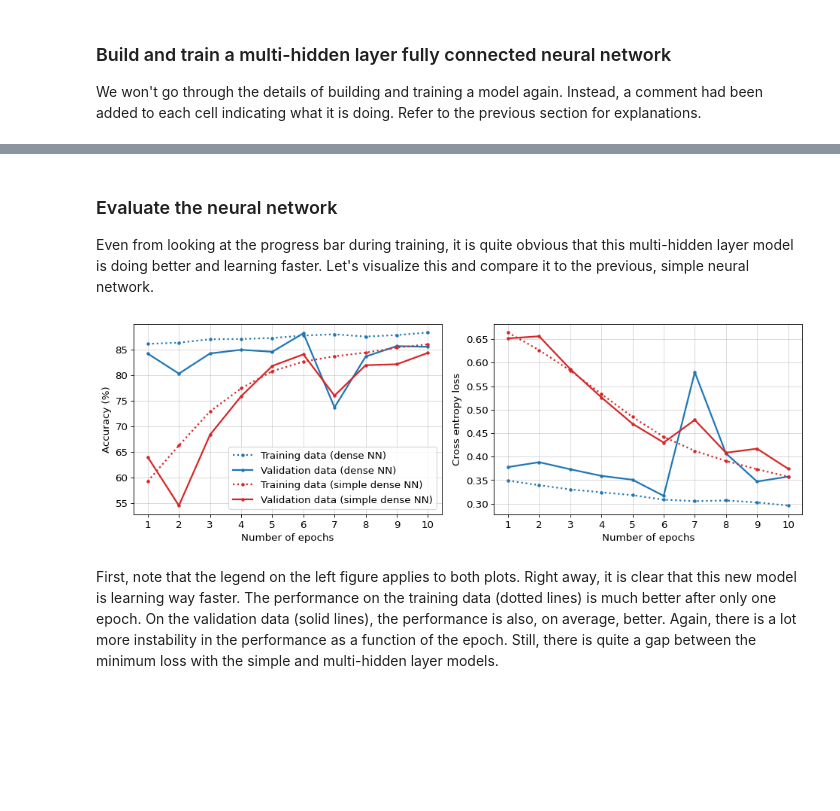
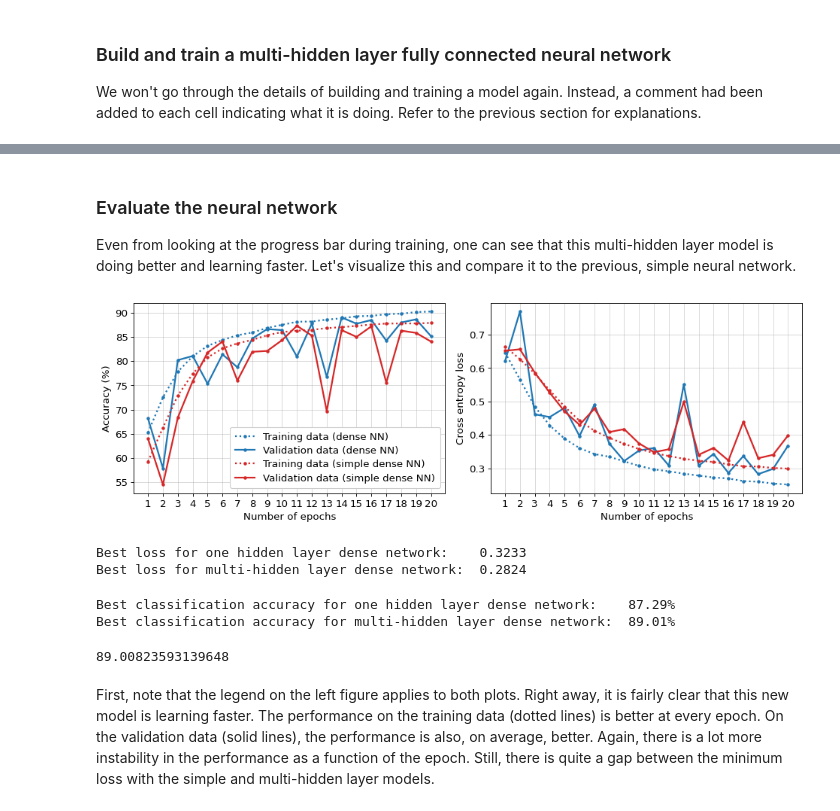
Before and after one commit to mark-r-anderson/NN-PSA-tutorial, a Jupyter notebook: classifier_training.ipynb, the cells around one changed output, grey strips where cells are left out. Cells and saved outputs as stored; diff of their text form; code cells hidden in the pictures; blank space fills up the shorter version.

```diff
--- a/classifier_training.ipynb
+++ b/classifier_training.ipynb
@@ -577,8 +582,9 @@ We won't go through the details of building and training a model again. Instead,
 input_signal = tf.keras.Input(shape=(512,))
 
 layer = tf.keras.layers.Dense(units=128, activation="relu")(input_signal)
+layer = tf.keras.layers.Dense(units=64, activation="relu")(layer)
 layer = tf.keras.layers.Dense(units=32, activation="relu")(layer)
-layer = tf.keras.layers.Dense(units=8, activation="relu")(layer)
+layer = tf.keras.layers.Dense(units=16, activation="relu")(layer)
 
 output = tf.keras.layers.Dense(units=1, activation="sigmoid")(layer)
 # %%
@@ -609,8 +624,8 @@ _________________________________________________________________
 # %%
 # Compile the model.
-model_dense_fun.compile(loss=tf.keras.metrics.binary_crossentropy,
-                        optimizer=tf.keras.optimizers.SGD(learning_rate=1e-2),
-                        metrics=[tf.keras.metrics.BinaryAccuracy()])
+model_dense.compile(loss=tf.keras.metrics.binary_crossentropy,
+                    optimizer=tf.keras.optimizers.SGD(learning_rate=1e-2),
+                    metrics=[tf.keras.metrics.BinaryAccuracy()])
 # %%
 # Define model checkpoint callback.
 model_dense_checkpoint_path = Path("models/classifiers/dense_nn")
@@ -622,9 +637,11 @@ model_checkpoint_dense = tf.keras.callbacks.ModelCheckpoint(model_dense_checkpoi
                                                             save_freq='epoch',
                                                             mode="min")
 # %%
+%%time
+
 # Train the model.
-history_dense = model_dense_fun.fit(X_noisy, y,
-                                    epochs=10, verbose=1,
-                                    validation_data=(X_noisy_val, y_val),
-                                    callbacks=[model_checkpoint])
+history_dense = model_dense.fit(X_noisy, y,
+                                epochs=20, verbose=1,
+                                validation_data=(X_noisy_val, y_val),
+                                callbacks=[model_checkpoint_dense])
 # %% [output]
@@ -648,7 +665,15 @@ Epoch 10/10
 # %% [markdown]
 ### Evaluate the neural network
 
-Even from looking at the progress bar during training, it is quite obvious that this multi-hidden layer model is doing better and learning faster. Let's visualize this and compare it to the previous, simple neural network.
+Even from looking at the progress bar during training, one can see that this multi-hidden layer model is doing better and learning faster. Let's visualize this and compare it to the previous, simple neural network.
+# %%
+acc_3_train = np.array(history_3.history["binary_accuracy"]) * 100
+loss_3_train = np.array(history_3.history["loss"])
+
+acc_3_val = np.array(history_3.history["val_binary_accuracy"]) * 100
+loss_3_val = np.array(history_3.history["val_loss"])
+
+epochs_3 = np.arange(1, len(acc_3_train) + 1, 1)
 # %%
 acc_dense_train = np.array(history_dense.history["binary_accuracy"]) * 100
 loss_dense_train = np.array(history_dense.history["loss"])
@@ -660,35 +685,51 @@ epochs_dense = np.arange(1, len(acc_dense_train) + 1, 1)
 # %%
 fig_metrics_dense, axes_metrics_dense = plt.subplots(ncols=2, figsize=(12, 4))
 
 axes_metrics_dense[0].plot(epochs_dense, acc_dense_train, '.:', color='tab:blue',
                            label="Training data (dense NN)")
 axes_metrics_dense[0].plot(epochs_dense, acc_dense_val, '.-', color='tab:blue',
                            label="Validation data (dense NN)")
-axes_metrics_dense[0].plot(epochs_dense, acc_2_train, '.:', color='tab:red',
+axes_metrics_dense[0].plot(epochs_3, acc_3_train, '.:', color='tab:red',
                            label="Training data (simple dense NN)")
-axes_metrics_dense[0].plot(epochs_dense, acc_2_val, '.-', color='tab:red',
+axes_metrics_dense[0].plot(epochs_3, acc_3_val, '.-', color='tab:red',
                            label="Validation data (simple dense NN)")
-axes_metrics_dense[0].set_xticks(epochs)
+axes_metrics_dense[0].set_xticks(epochs_dense)
 axes_metrics_dense[0].set_xlabel("Number of epochs")
 axes_metrics_dense[0].set_ylabel("Accuracy (%)")
 axes_metrics_dense[0].legend()
 
 axes_metrics_dense[1].plot(epochs_dense, loss_dense_train, '.:', color='tab:blue',
                            label="Training data (dense NN)")
 axes_metrics_dense[1].plot(epochs_dense, loss_dense_val, '.-', color='tab:blue',
                            label="Validation data (dense NN)")
-axes_metrics_dense[1].plot(epochs_dense, loss_2_train, '.:', color='tab:red',
+axes_metrics_dense[1].plot(epochs_3, loss_3_train, '.:', color='tab:red',
                            label="Training data (simple dense NN)")
-axes_metrics_dense[1].plot(epochs_dense, loss_2_val, '.-', color='tab:red',
+axes_metrics_dense[1].plot(epochs_3, loss_3_val, '.-', color='tab:red',
                            label="Validation data (simple dense NN)")
-axes_metrics_dense[1].set_xticks(epochs)
+axes_metrics_dense[1].set_xticks(epochs_dense)
 axes_metrics_dense[1].set_xlabel("Number of epochs")
 axes_metrics_dense[1].set_ylabel("Cross entropy loss")
 
 plt.tight_layout()
 # %% [output]
-[figure, old version]
+[figure, new version]
+# %%
+print(f"Best loss for one hidden layer dense network:    {np.min(loss_3_val):.4f}")
+print(f"Best loss for multi-hidden layer dense network:  {np.min(loss_dense_val):.4f}")
+# %% [output]
+Best loss for one hidden layer dense network:    0.3233
+Best loss for multi-hidden layer dense network:  0.2824
+# %%
+print(f"Best classification accuracy for one hidden layer dense network:    {np.max(acc_3_val):.2f}%")
+print(f"Best classification accuracy for multi-hidden layer dense network:  {np.max(acc_dense_val):.2f}%")
+# %% [output]
+Best classification accuracy for one hidden layer dense network:    87.29%
+Best classification accuracy for multi-hidden layer dense network:  89.01%
+# %%
+np.max(acc_dense_val)
+# %% [output]
+89.00823593139648
 # %% [markdown]
-First, note that the legend on the left figure applies to both plots. Right away, it is clear that this new model is learning way faster. The performance on the training data (dotted lines) is much better after only one epoch. On the validation data (solid lines), the performance is also, on average, better. Again, there is a lot more instability in the performance as a function of the epoch. Still, there is quite a gap between the minimum loss with the simple and multi-hidden layer models.
+First, note that the legend on the left figure applies to both plots. Right away, it is fairly clear that this new model is learning faster. The performance on the training data (dotted lines) is better at every epoch. On the validation data (solid lines), the performance is also, on average, better. Again, there is a lot more instability in the performance as a function of the epoch. Still, there is quite a gap between the minimum loss with the simple and multi-hidden layer models.
 # %% [markdown]
 ## Train a more complicated model (convolutional neural network)
```
Also changed, not shown: parts of 26 cells of this notebook.
